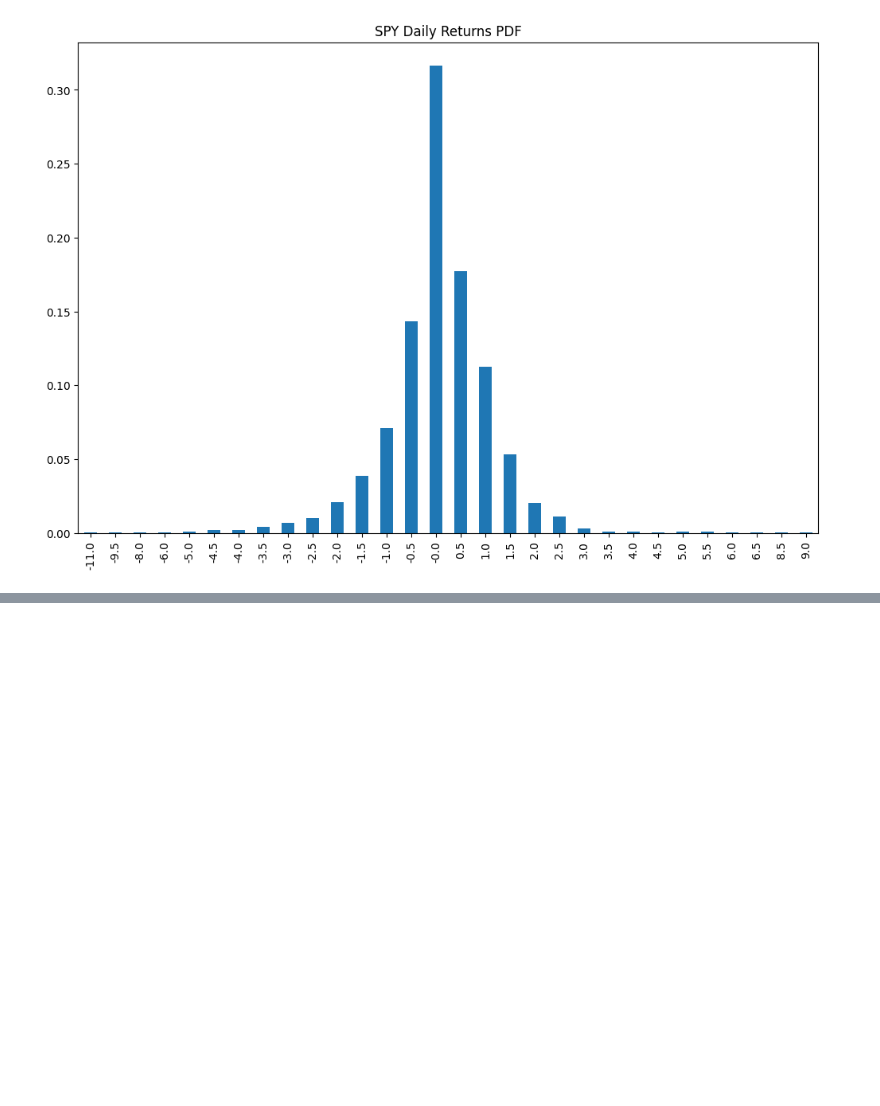
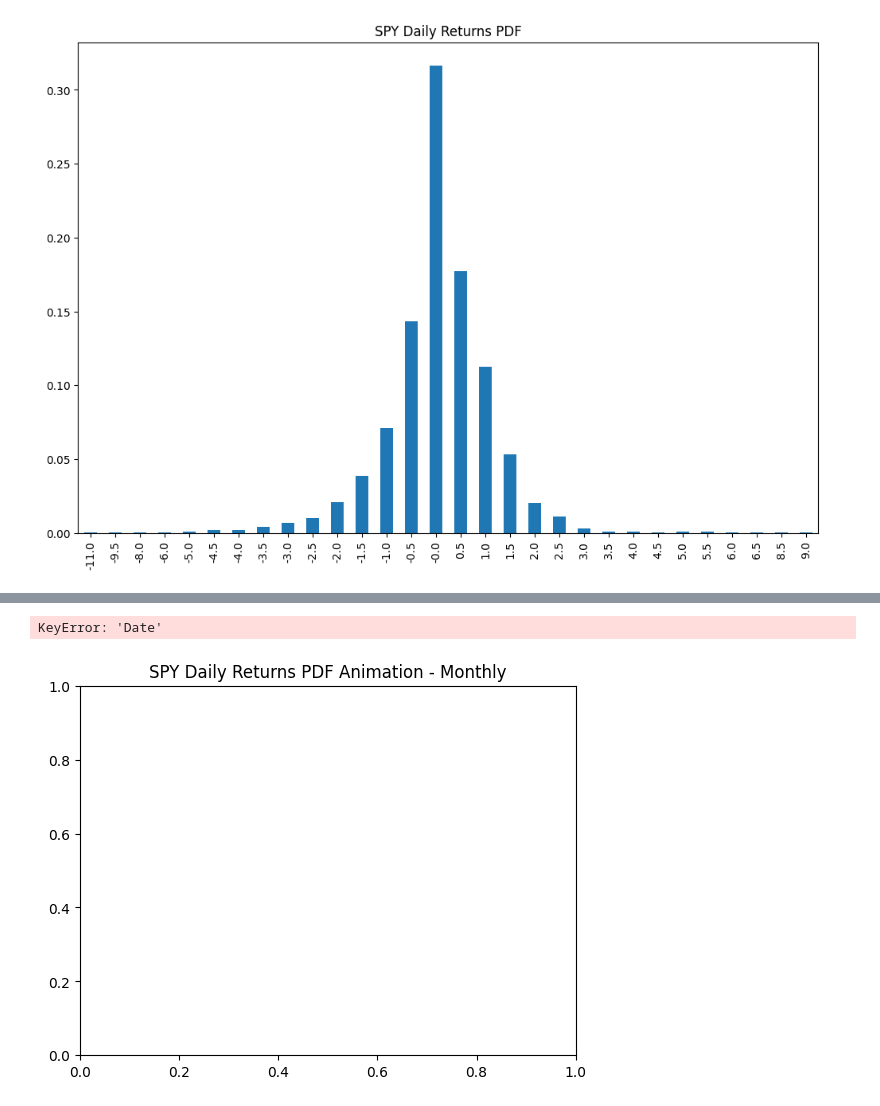
Before and after one commit to AlfaBlok/swanhunt, a Jupyter notebook: mutual_info.ipynb, the cells around one changed output, grey strips where cells are left out. Saved outputs shown, nothing was run; the diff lists cells and outputs as text; code cells hidden in the pictures; blank space fills up the shorter version.

```diff
--- a/mutual_info.ipynb
+++ b/mutual_info.ipynb
@@ -358,0 +426,43 @@ ValueError:
+# %%
+
+# Your existing get_pdf function
+def get_pdf(data):
+    counts, bins = np.histogram(data, bins=20, density=True)
+    return dict(zip(bins[:-1], counts))
+
+# Create figure and axis
+fig, ax = plt.subplots()
+plt.title("SPY Daily Returns PDF Animation - Monthly")
+
+# Function to find the start of each month in the dataset for the last 24 months
+def find_month_starts(df, num_months=24):
+    # Assuming 'date' is the column in df that contains the dates
+    end_date = df['Date'].max()
+    start_date = end_date - pd.DateOffset(months=num_months)
+    df_filtered = df[df['Date'] >= start_date]
+    month_starts = df_filtered['Date'].resample('MS').first().dropna()
+    return month_starts
+
+# Assuming 'date' column is of datetime type and is set as index
+merged_df['Date'] = pd.to_datetime(merged_df['Date'])
+merged_df.set_index('Date', inplace=True)
+month_starts = find_month_starts(merged_df)
+
+# Update function for the animation
+def update(frame_index):
+    ax.clear()
+    start_date = month_starts.iloc[frame_index] - pd.DateOffset(days=30)
+    end_date = month_starts.iloc[frame_index]
+    # Get data for the last 30 days leading to the current month start
+    data_range = merged_df[start_date:end_date]['spy_daily_return']
+    spy_pdf = get_pdf(data_range)
+    ax.bar(spy_pdf.keys(), spy_pdf.values(), width=0.7)
+    ax.set_title(f"PDF for {end_date.strftime('%Y-%m')}")
+
+# Create the animation
+ani = animation.FuncAnimation(fig, update, frames=np.arange(len(month_starts)), interval=200, repeat=False)
+
+plt.show()
+# %% [output]
+KeyError: 'Date'
+[figure, added]
```
Also changed, not shown: parts of 3 cells of this notebook.
